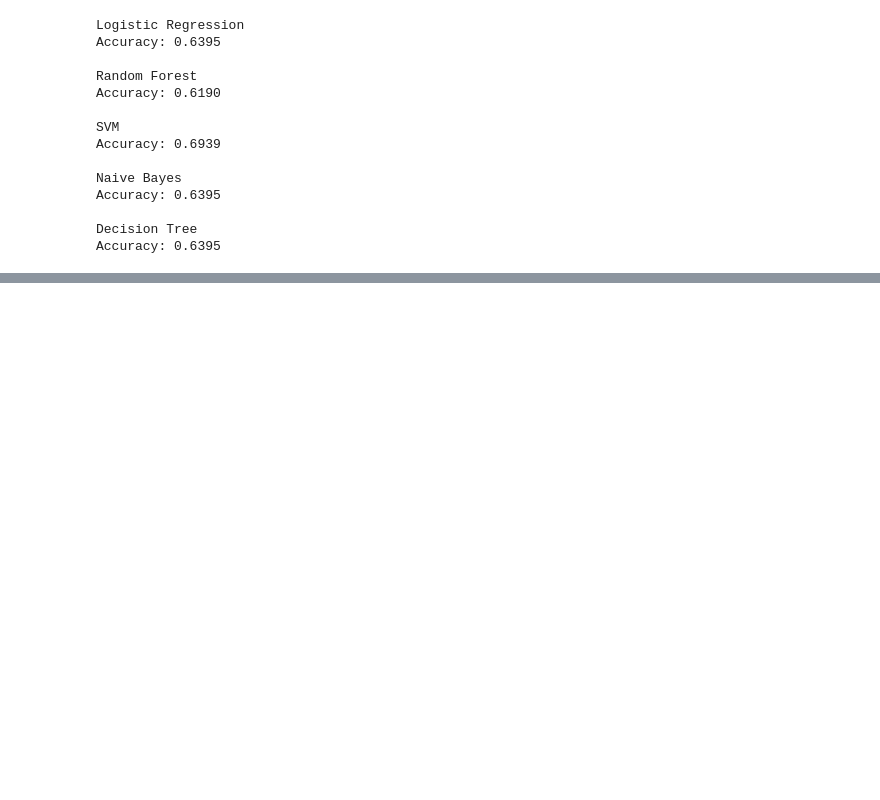
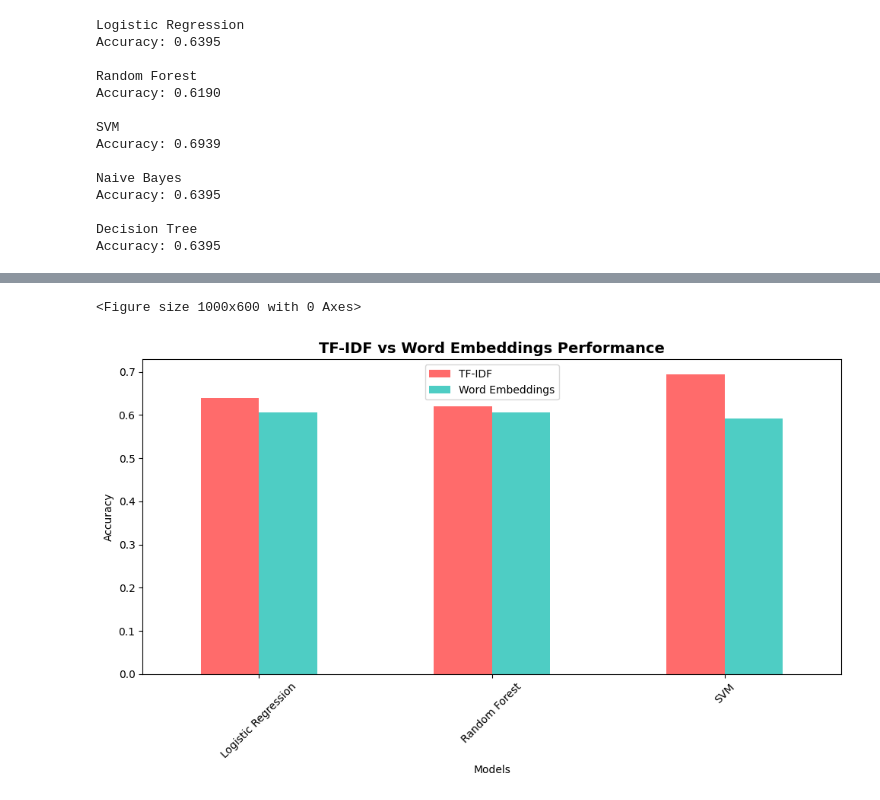
Before and after one commit to Shakiran-Nannyombi/CodvedaTechnologies_Internship, a Jupyter notebook: level3/sentiment.ipynb, the cells around one changed output, grey strips where cells are left out. Saved outputs shown, nothing was run; the diff lists cells and outputs as text; code cells hidden in the pictures; blank space fills up the shorter version.

```diff
--- a/level3/sentiment.ipynb
+++ b/level3/sentiment.ipynb
@@ -466,0 +388,28 @@ print("📊 Visualization Complete!")
+# %%
+# TF-IDF vs Word Embeddings Comparison
+plt.figure(figsize=(10, 6))
+comparison_data = []
+for model_name in ['Logistic Regression', 'Random Forest', 'SVM']:
+    if model_name in results and model_name in w2v_results:
+        comparison_data.append({
+            'Model': model_name,
+            'TF-IDF': results[model_name],
+            'Word Embeddings': w2v_results[model_name]
+        })
+
+if comparison_data:
+    comp_df = pd.DataFrame(comparison_data)
+    comp_df.set_index('Model').plot(kind='bar', figsize=(10, 6),
+                                   color=['#FF6B6B', '#4ECDC4'])
+    plt.title('TF-IDF vs Word Embeddings Performance', fontsize=14, fontweight='bold')
+    plt.ylabel('Accuracy')
+    plt.xlabel('Models')
+    plt.xticks(rotation=45)
+    plt.legend()
+    plt.tight_layout()
+    plt.show()
+else:
+    print("No comparison data available")
+# %% [output]
+<Figure size 1000x600 with 0 Axes>
+[figure, added]
```
Also changed, not shown: parts of 8 cells of this notebook.
